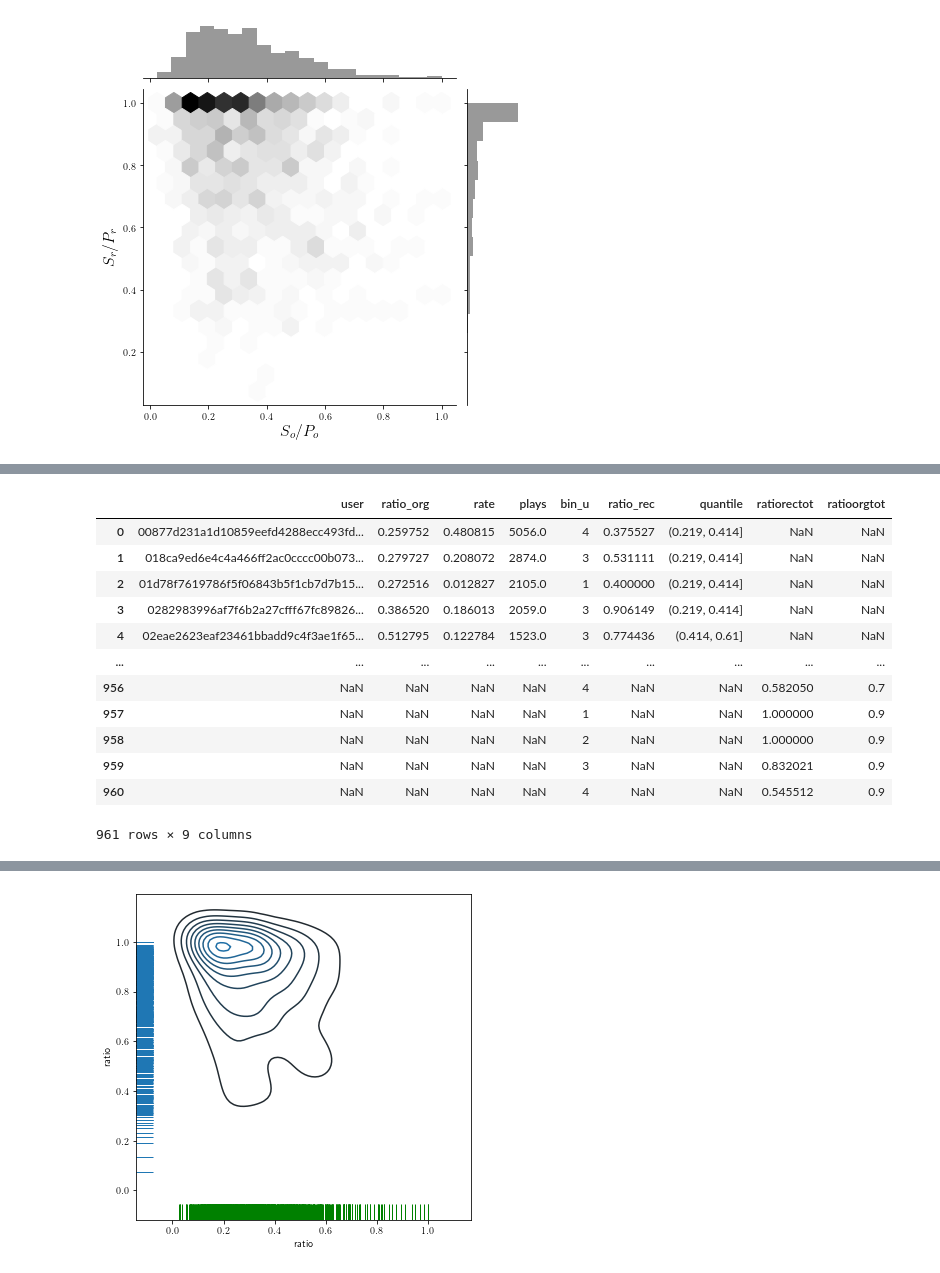
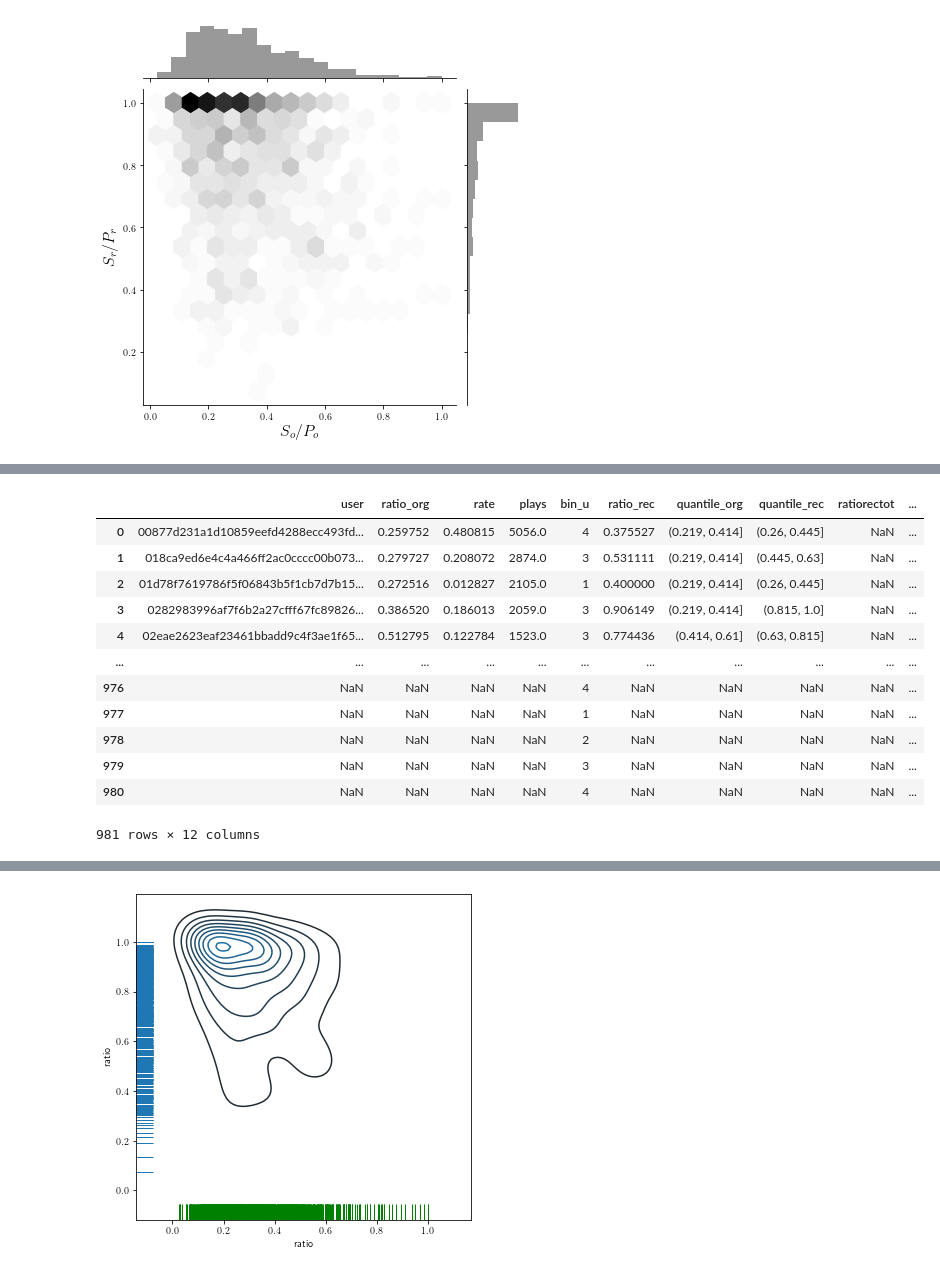
Before and after one commit to QuVil/cmb-recommendation, a Jupyter notebook: src/analysis/exploratory.ipynb, the cells around one changed output, grey strips where cells are left out. Cells and saved outputs as stored; diff of their text form; code cells hidden in the pictures.

```diff
--- a/src/analysis/exploratory.ipynb
+++ b/src/analysis/exploratory.ipynb
@@ -270,24 +274,31 @@ ratio_data
 # %%
-ratio_data["quantile"] = pd.cut(ratio_data["ratio_org"], 5)
-ratio_means = ratio_data.groupby(["quantile", "bin_u"]).mean()["ratio_rec"].to_frame().reset_index().drop("quantile", axis=1)
+ratio_data["quantile_org"] = pd.cut(ratio_data["ratio_org"], 5)
+ratio_data["quantile_rec"] = pd.cut(ratio_data["ratio_rec"], 5)
+ratio_means = ratio_data.groupby(["quantile_org", "bin_u"]).mean()["ratio_rec"].to_frame().reset_index().drop("quantile_org", axis=1)
 ratio_means["ratio_org"] = np.repeat(np.arange(0.1, 1.0, 0.2), 4)
 
+ratio_means_vert = ratio_data.groupby(["quantile_rec", "bin_u"]).mean()["ratio_org"].to_frame().reset_index().drop("quantile_rec", axis=1)
+ratio_means_vert["ratio_rec"] = np.repeat(np.arange(0.1, 1.0, 0.2), 4)
+
 ratio_means.columns = ["bin_u", "ratiorectot", "ratioorgtot"]
+ratio_means_vert.columns = ["bin_u", "ratioorgvert", "ratiorecvert"]
+
 ratio_data = ratio_data.append(ratio_means, ignore_index=True)
+ratio_data = ratio_data.append(ratio_means_vert, ignore_index=True)
 ratio_data
 # %% [output]
-|  | user | ratio_org | rate | plays | bin_u | ratio_rec | quantile | ratiorectot | ratioorgtot |
-| 0 | 00877d231a1d10859eefd4288ecc493fd... | 0.259752 | 0.480815 | 5056.0 | 4 | 0.375527 | (0.219, 0.414] | NaN | NaN |
-| 1 | 018ca9ed6e4c4a466ff2ac0cccc00b073... | 0.279727 | 0.208072 | 2874.0 | 3 | 0.531111 | (0.219, 0.414] | NaN | NaN |
-| 2 | 01d78f7619786f5f06843b5f1cb7d7b15... | 0.272516 | 0.012827 | 2105.0 | 1 | 0.400000 | (0.219, 0.414] | NaN | NaN |
-| 3 | 0282983996af7f6b2a27cfff67fc89826... | 0.386520 | 0.186013 | 2059.0 | 3 | 0.906149 | (0.219, 0.414] | NaN | NaN |
-| 4 | 02eae2623eaf23461bbadd9c4f3ae1f65... | 0.512795 | 0.122784 | 1523.0 | 3 | 0.774436 | (0.414, 0.61] | NaN | NaN |
-| ... | ... | ... | ... | ... | ... | ... | ... | ... | ... |
-| 956 | NaN | NaN | NaN | NaN | 4 | NaN | NaN | 0.582050 | 0.7 |
-| 957 | NaN | NaN | NaN | NaN | 1 | NaN | NaN | 1.000000 | 0.9 |
-| 958 | NaN | NaN | NaN | NaN | 2 | NaN | NaN | 1.000000 | 0.9 |
-| 959 | NaN | NaN | NaN | NaN | 3 | NaN | NaN | 0.832021 | 0.9 |
-| 960 | NaN | NaN | NaN | NaN | 4 | NaN | NaN | 0.545512 | 0.9 |
+|  | user | ratio_org | rate | plays | bin_u | ratio_rec | quantile_org | quantile_rec | ratiorectot | ... |
+| 0 | 00877d231a1d10859eefd4288ecc493fd... | 0.259752 | 0.480815 | 5056.0 | 4 | 0.375527 | (0.219, 0.414] | (0.26, 0.445] | NaN | ... |
+| 1 | 018ca9ed6e4c4a466ff2ac0cccc00b073... | 0.279727 | 0.208072 | 2874.0 | 3 | 0.531111 | (0.219, 0.414] | (0.445, 0.63] | NaN | ... |
+| 2 | 01d78f7619786f5f06843b5f1cb7d7b15... | 0.272516 | 0.012827 | 2105.0 | 1 | 0.400000 | (0.219, 0.414] | (0.26, 0.445] | NaN | ... |
+| 3 | 0282983996af7f6b2a27cfff67fc89826... | 0.386520 | 0.186013 | 2059.0 | 3 | 0.906149 | (0.219, 0.414] | (0.815, 1.0] | NaN | ... |
+| 4 | 02eae2623eaf23461bbadd9c4f3ae1f65... | 0.512795 | 0.122784 | 1523.0 | 3 | 0.774436 | (0.414, 0.61] | (0.63, 0.815] | NaN | ... |
+| ... | ... | ... | ... | ... | ... | ... | ... | ... | ... | ... |
+| 976 | NaN | NaN | NaN | NaN | 4 | NaN | NaN | NaN | NaN | ... |
+| 977 | NaN | NaN | NaN | NaN | 1 | NaN | NaN | NaN | NaN | ... |
+| 978 | NaN | NaN | NaN | NaN | 2 | NaN | NaN | NaN | NaN | ... |
+| 979 | NaN | NaN | NaN | NaN | 3 | NaN | NaN | NaN | NaN | ... |
+| 980 | NaN | NaN | NaN | NaN | 4 | NaN | NaN | NaN | NaN | ... |
-961 rows × 9 columns
+981 rows × 12 columns
 # %%
 # Workaround to avoid LaTeX explosion
```
Also changed, not shown: parts of 3 cells of this notebook, 4 other files.
